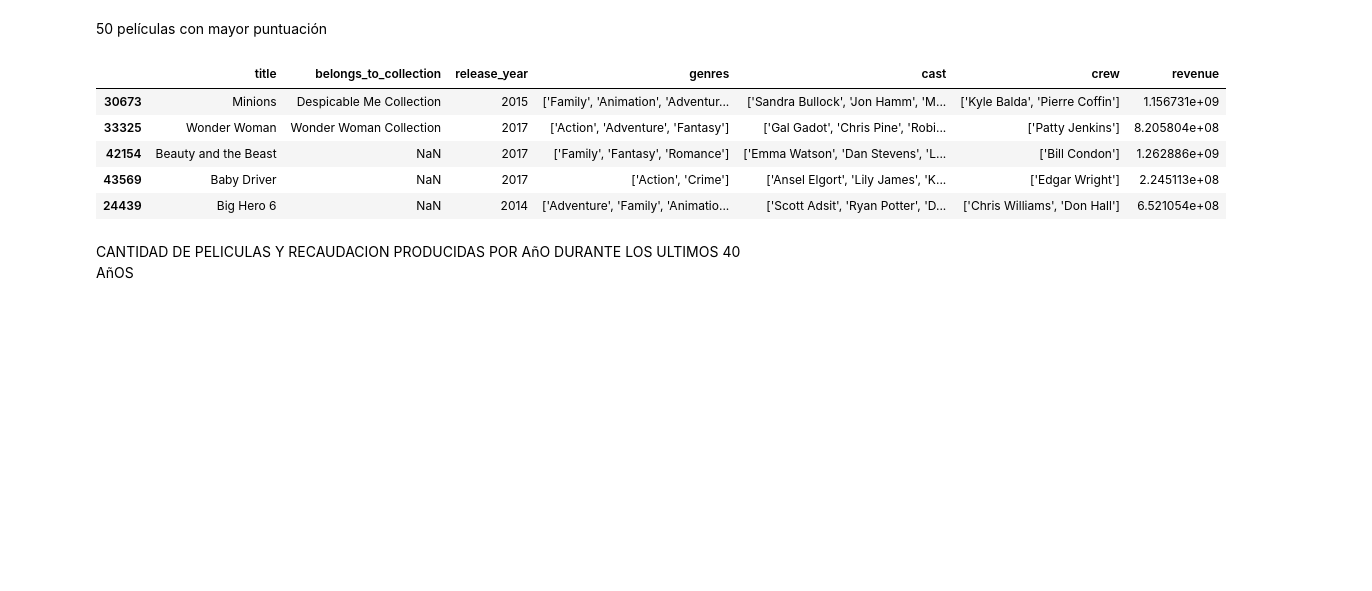
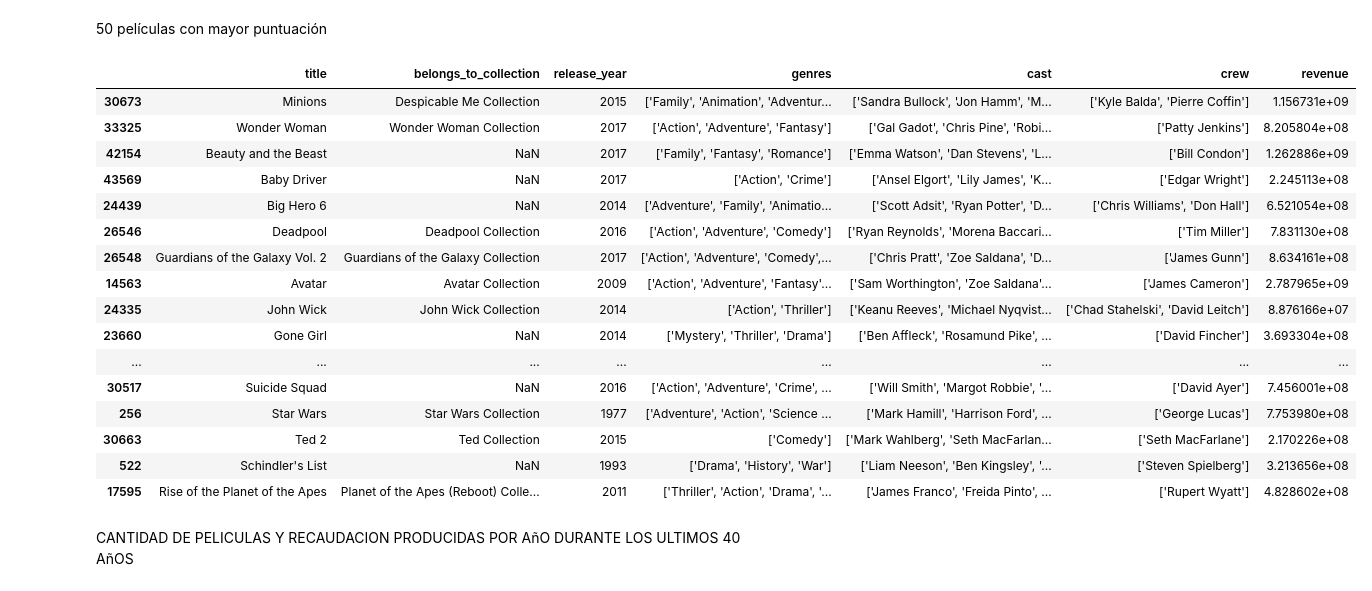
Before and after one commit to Rowinelle/Proyecto01_Henry, a Jupyter notebook: EDA_P1MLOps.ipynb, the cells around one changed output. Saved outputs shown, nothing was run; the diff lists cells and outputs as text; code cells hidden in the pictures; blank space fills up the shorter version.

```diff
--- a/EDA_P1MLOps.ipynb
+++ b/EDA_P1MLOps.ipynb
@@ -134,14 +132,25 @@ plt.show()
 # %%
 mas_populares = df_movies.sort_values(by='popularity', ascending=False)
 campos = ['title','belongs_to_collection','release_year', 'genres', 'cast', 'crew', 'revenue']
-mas_populares[campos].head()
+mas_populares[campos].head(50)
 # %% [output]
 |  | title | belongs_to_collection | release_year | genres | cast | crew | revenue |
 | 30673 | Minions | Despicable Me Collection | 2015 | ['Family', 'Animation', 'Adventur... | ['Sandra Bullock', 'Jon Hamm', 'M... | ['Kyle Balda', 'Pierre Coffin'] | 1.156731e+09 |
 | 33325 | Wonder Woman | Wonder Woman Collection | 2017 | ['Action', 'Adventure', 'Fantasy'] | ['Gal Gadot', 'Chris Pine', 'Robi... | ['Patty Jenkins'] | 8.205804e+08 |
 | 42154 | Beauty and the Beast | NaN | 2017 | ['Family', 'Fantasy', 'Romance'] | ['Emma Watson', 'Dan Stevens', 'L... | ['Bill Condon'] | 1.262886e+09 |
 | 43569 | Baby Driver | NaN | 2017 | ['Action', 'Crime'] | ['Ansel Elgort', 'Lily James', 'K... | ['Edgar Wright'] | 2.245113e+08 |
 | 24439 | Big Hero 6 | NaN | 2014 | ['Adventure', 'Family', 'Animatio... | ['Scott Adsit', 'Ryan Potter', 'D... | ['Chris Williams', 'Don Hall'] | 6.521054e+08 |
+| 26546 | Deadpool | Deadpool Collection | 2016 | ['Action', 'Adventure', 'Comedy'] | ['Ryan Reynolds', 'Morena Baccari... | ['Tim Miller'] | 7.831130e+08 |
+| 26548 | Guardians of the Galaxy Vol. 2 | Guardians of the Galaxy Collection | 2017 | ['Action', 'Adventure', 'Comedy',... | ['Chris Pratt', 'Zoe Saldana', 'D... | ['James Gunn'] | 8.634161e+08 |
+| 14563 | Avatar | Avatar Collection | 2009 | ['Action', 'Adventure', 'Fantasy'... | ['Sam Worthington', 'Zoe Saldana'... | ['James Cameron'] | 2.787965e+09 |
+| 24335 | John Wick | John Wick Collection | 2014 | ['Action', 'Thriller'] | ['Keanu Reeves', 'Michael Nyqvist... | ['Chad Stahelski', 'David Leitch'] | 8.876166e+07 |
+| 23660 | Gone Girl | NaN | 2014 | ['Mystery', 'Thriller', 'Drama'] | ['Ben Affleck', 'Rosamund Pike', ... | ['David Fincher'] | 3.693304e+08 |
+| ... | ... | ... | ... | ... | ... | ... | ... |
+| 30517 | Suicide Squad | NaN | 2016 | ['Action', 'Adventure', 'Crime', ... | ['Will Smith', 'Margot Robbie', '... | ['David Ayer'] | 7.456001e+08 |
+| 256 | Star Wars | Star Wars Collection | 1977 | ['Adventure', 'Action', 'Science ... | ['Mark Hamill', 'Harrison Ford', ... | ['George Lucas'] | 7.753980e+08 |
+| 30663 | Ted 2 | Ted Collection | 2015 | ['Comedy'] | ['Mark Wahlberg', 'Seth MacFarlan... | ['Seth MacFarlane'] | 2.170226e+08 |
+| 522 | Schindler's List | NaN | 1993 | ['Drama', 'History', 'War'] | ['Liam Neeson', 'Ben Kingsley', '... | ['Steven Spielberg'] | 3.213656e+08 |
+| 17595 | Rise of the Planet of the Apes | Planet of the Apes (Reboot) Colle... | 2011 | ['Thriller', 'Action', 'Drama', '... | ['James Franco', 'Freida Pinto', ... | ['Rupert Wyatt'] | 4.828602e+08 |
 # %% [markdown]
 
 
```
Also changed, not shown: parts of 15 cells of this notebook, 1 other file.
